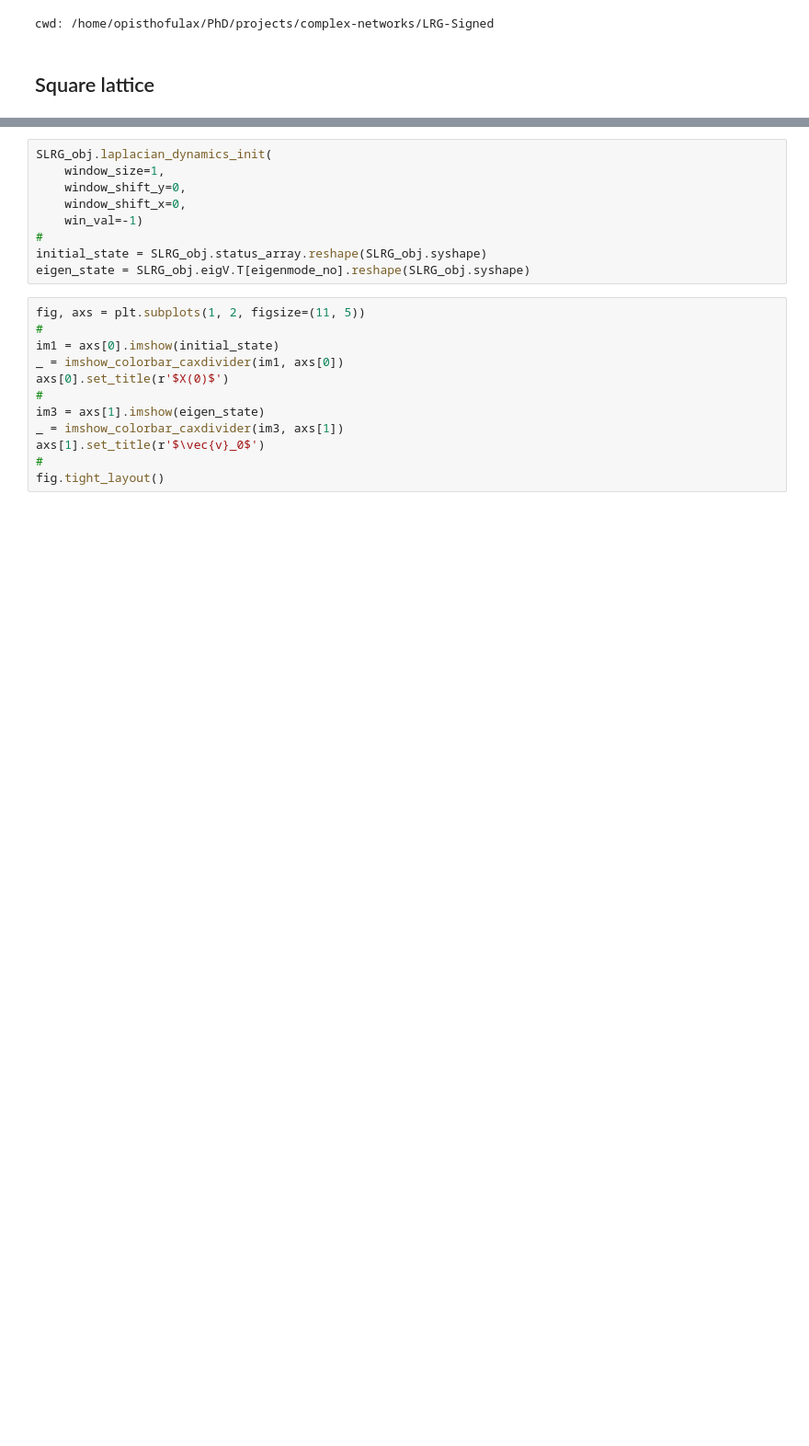
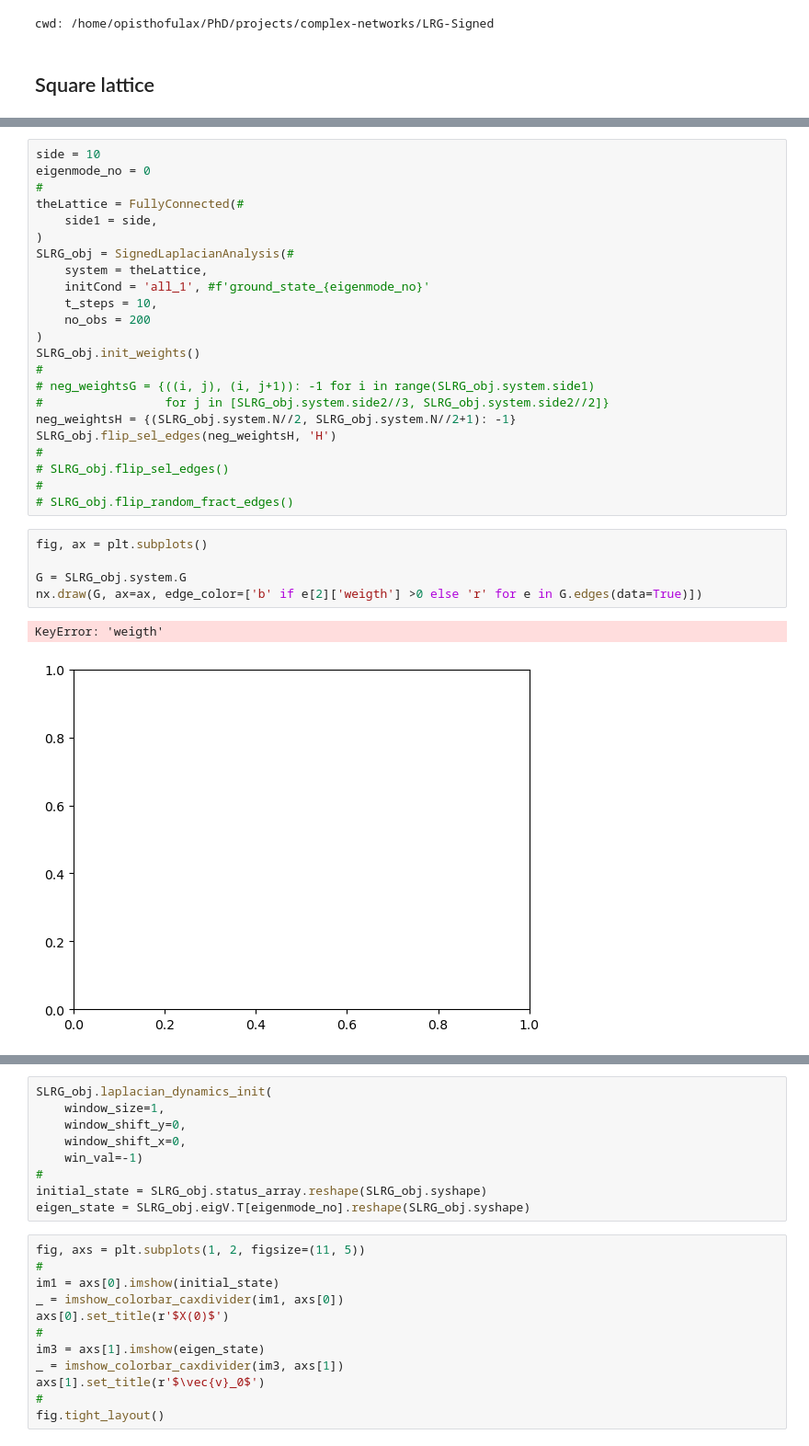
Before and after one commit to giulioiannelli/lrgsglib-public, a Jupyter notebook: notebooks/lattice2d_slaplacianDynamics.ipynb, the cells around one changed output, grey strips where cells are left out. Shown at 92% size. Cells and saved outputs as stored; diff of their text form; blank space fills up the shorter version.

```diff
--- a/notebooks/lattice2d_slaplacianDynamics.ipynb
+++ b/notebooks/lattice2d_slaplacianDynamics.ipynb
@@ -38,0 +39,31 @@ SLRG_obj.flip_random_fract_edges()
+# %%
+side = 10
+eigenmode_no = 0
+#
+theLattice = FullyConnected(#
+    side1 = side,
+)
+SLRG_obj = SignedLaplacianAnalysis(#
+    system = theLattice,
+    initCond = 'all_1', #f'ground_state_{eigenmode_no}'
+    t_steps = 10,
+    no_obs = 200
+)
+SLRG_obj.init_weights()
+#
+# neg_weightsG = {((i, j), (i, j+1)): -1 for i in range(SLRG_obj.system.side1)
+#                 for j in [SLRG_obj.system.side2//3, SLRG_obj.system.side2//2]}
+neg_weightsH = {(SLRG_obj.system.N//2, SLRG_obj.system.N//2+1): -1}
+SLRG_obj.flip_sel_edges(neg_weightsH, 'H')
+#
+# SLRG_obj.flip_sel_edges()
+#
+# SLRG_obj.flip_random_fract_edges()
+# %%
+fig, ax = plt.subplots()
+
+G = SLRG_obj.system.G
+nx.draw(G, ax=ax, edge_color=['b' if e[2]['weigth'] >0 else 'r' for e in G.edges(data=True)])
+# %% [output]
+KeyError: 'weigth'
+[figure, added]
```
Also changed, not shown: parts of 9 cells of this notebook.
